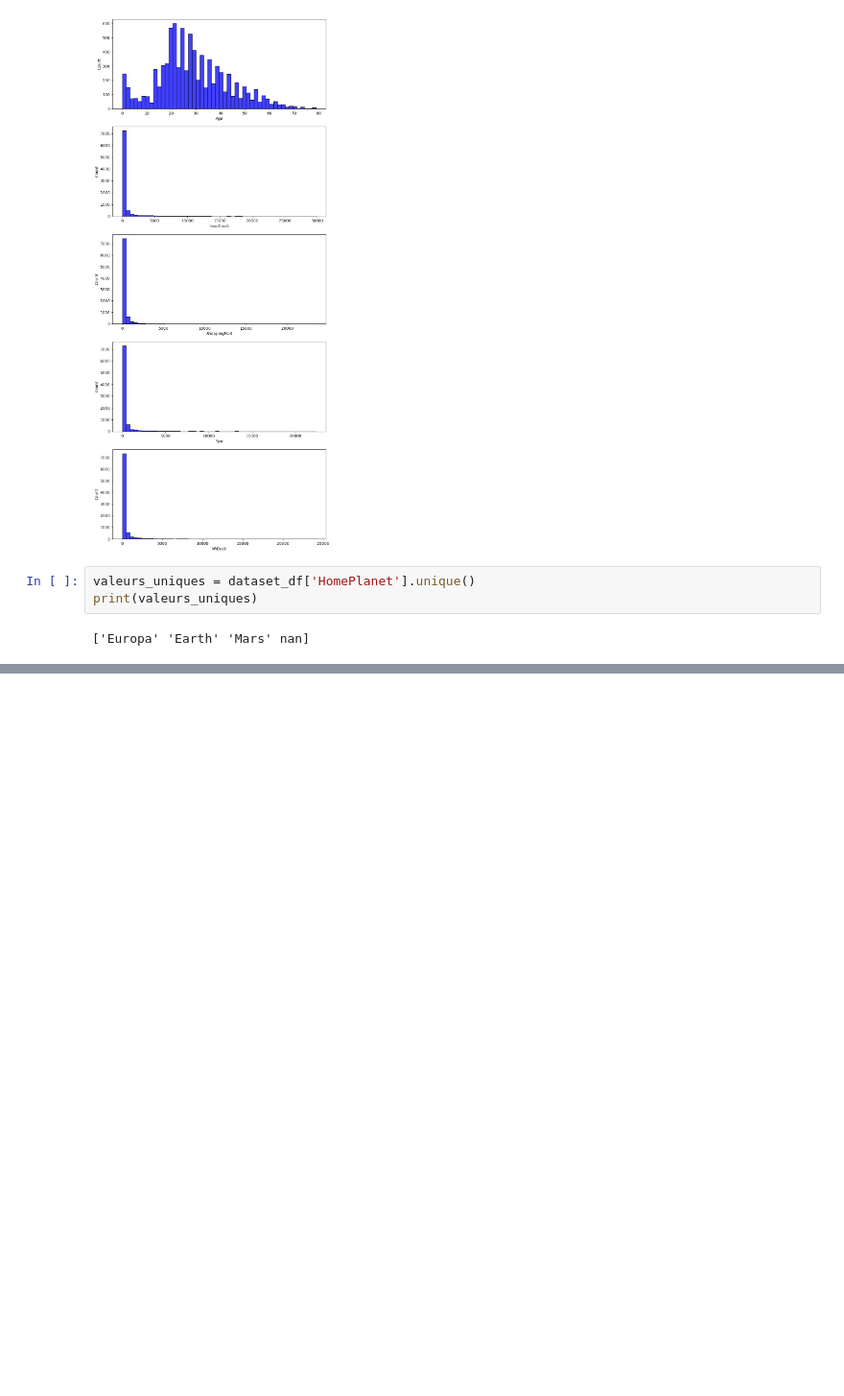
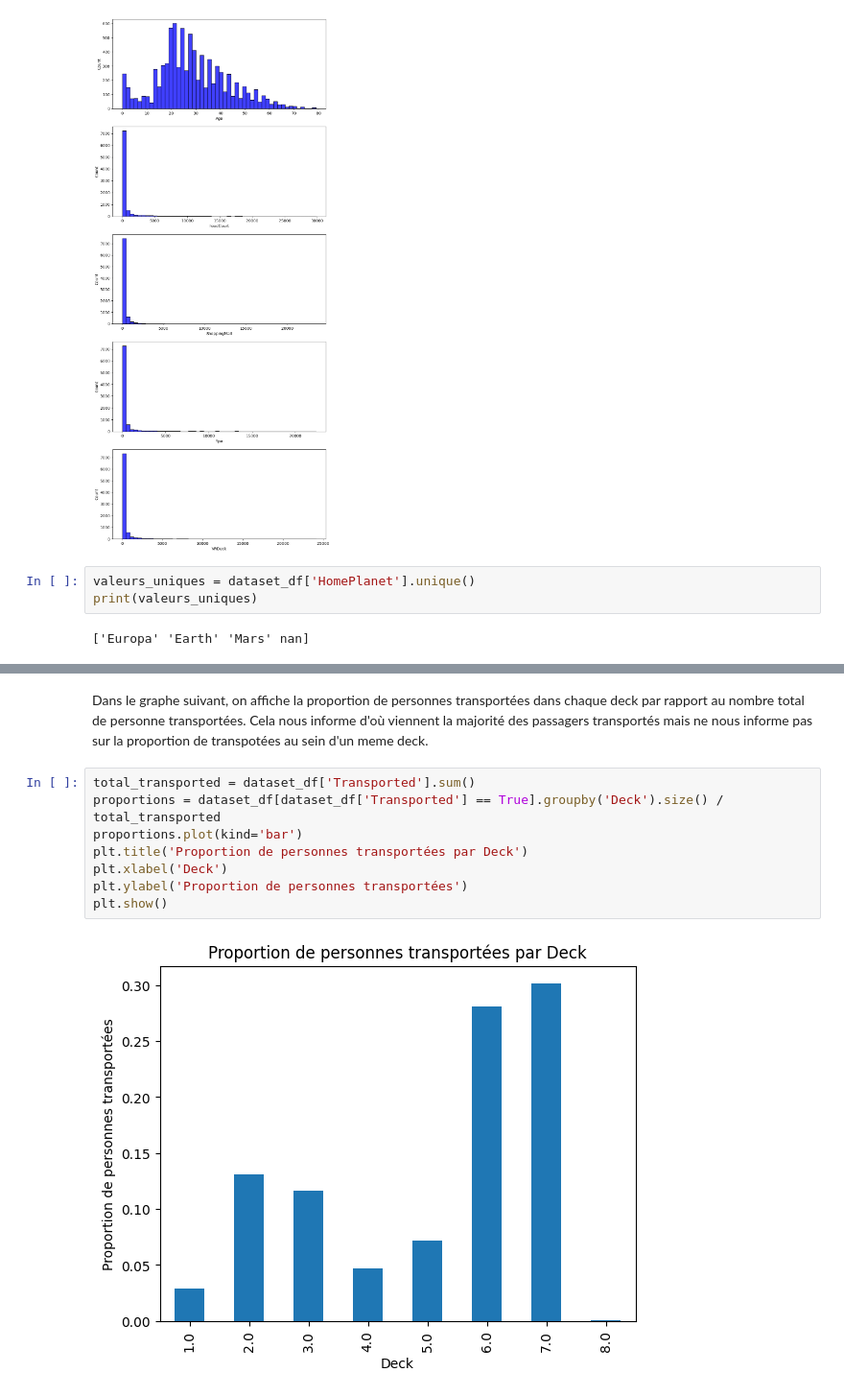
Before and after one commit to ColinAlAskA/Projet_ENSIIE_Apprentissage_Automatique, a Jupyter notebook: projet.ipynb, the cells around one changed output, grey strips where cells are left out. Shown at 96% size. Drawn from its saved outputs; the diff is of its cells as text; blank space fills up the shorter version.

```diff
--- a/projet.ipynb
+++ b/projet.ipynb
@@ -68,0 +109,12 @@ print(valeurs_uniques)
+# %% [markdown]
+Dans le graphe suivant, on affiche la proportion de personnes transportées dans chaque deck par rapport au nombre total de personne transportées. Cela nous informe d'où viennent la majorité des passagers transportés mais ne nous informe pas sur la proportion de transpotées au sein d'un meme deck.
+# %%
+total_transported = dataset_df['Transported'].sum()
+proportions = dataset_df[dataset_df['Transported'] == True].groupby('Deck').size() / total_transported
+proportions.plot(kind='bar')
+plt.title('Proportion de personnes transportées par Deck')
+plt.xlabel('Deck')
+plt.ylabel('Proportion de personnes transportées')
+plt.show()
+# %% [output]
+[figure, added]
```
Also changed, not shown: parts of 7 cells of this notebook.
